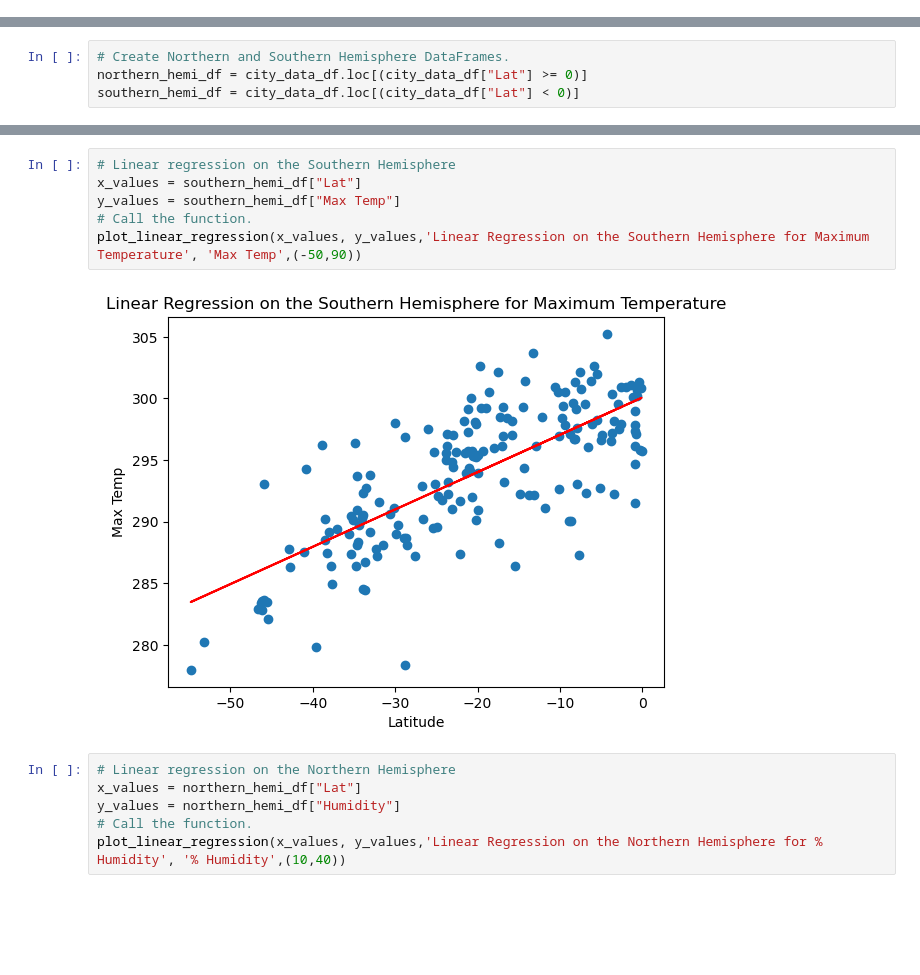
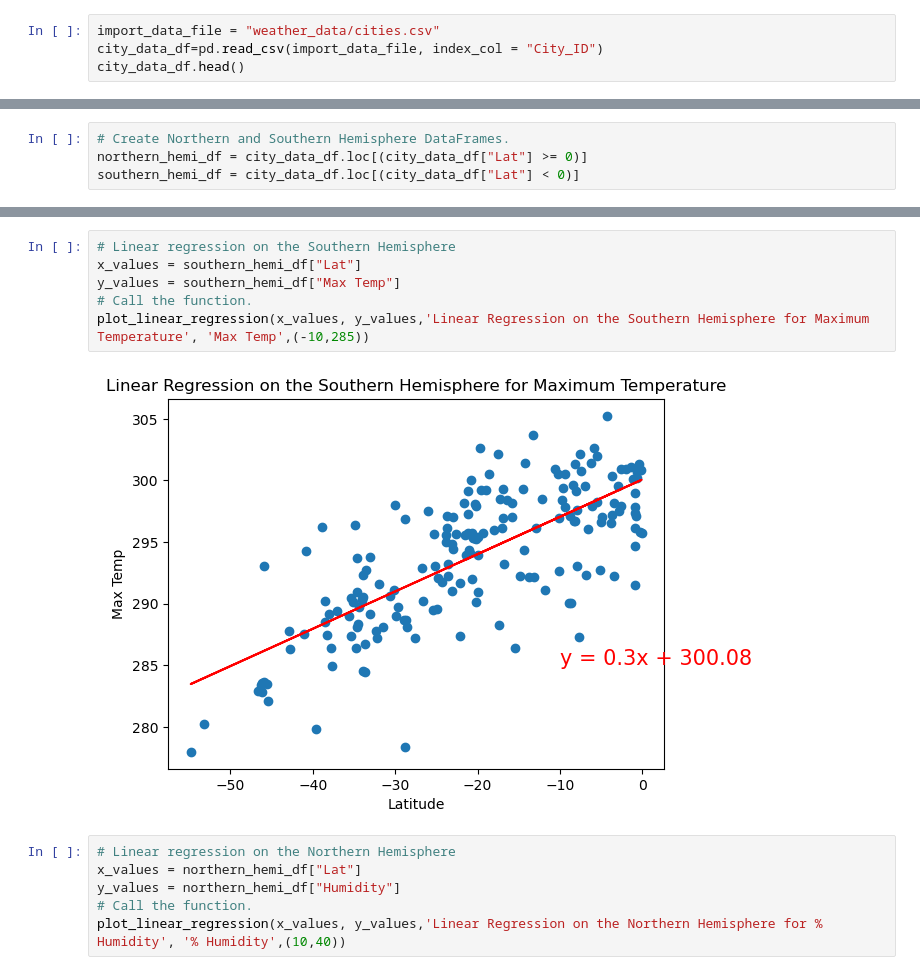
Before and after one commit to RexBas90/World_Weather_Analysis, a Jupyter notebook: WeatherPy.ipynb, the cells around one changed output, grey strips where cells are left out. Saved outputs shown, nothing was run; the diff lists cells and outputs as text; blank space fills up the shorter version.

Commit message:
Upload Vacation.ipynb, heat maps, and updated WeatherPy.ipynb

```diff
--- a/WeatherPy.ipynb
+++ b/WeatherPy.ipynb
@@ -186,3 +186,7 @@ city_data_df.head()
 output_data_file = "weather_data/cities.csv"
 # Export the City_Data into a CSV.
 city_data_df.to_csv(output_data_file, index_label="City_ID")
+# %%
+import_data_file = "weather_data/cities.csv"
+city_data_df=pd.read_csv(import_data_file, index_col = "City_ID")
+city_data_df.head()
@@ -344,11 +357,11 @@ plot_linear_regression(x_values, y_values,'Linear Regression on the Northern Hem
 # %%
 # Linear regression on the Southern Hemisphere
 x_values = southern_hemi_df["Lat"]
 y_values = southern_hemi_df["Max Temp"]
 # Call the function.
-plot_linear_regression(x_values, y_values,'Linear Regression on the Southern Hemisphere for Maximum Temperature', 'Max Temp',(-50,90))
+plot_linear_regression(x_values, y_values,'Linear Regression on the Southern Hemisphere for Maximum Temperature', 'Max Temp',(-10,285))
 # %% [output]
-[figure, old version]
+[figure, new version]
 # %%
 # Linear regression on the Northern Hemisphere
 x_values = northern_hemi_df["Lat"]
```
Also changed, not shown: parts of 6 cells of this notebook, 6 other files.
